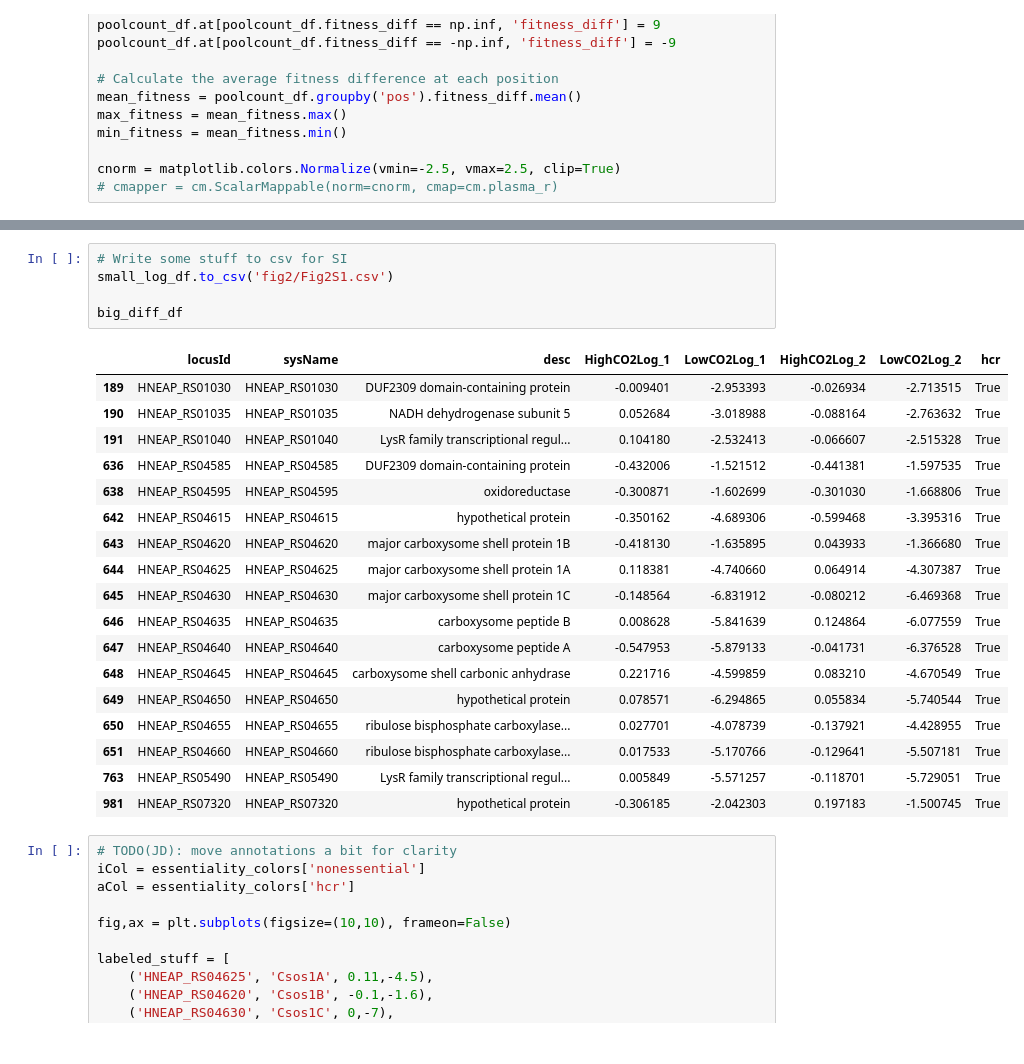
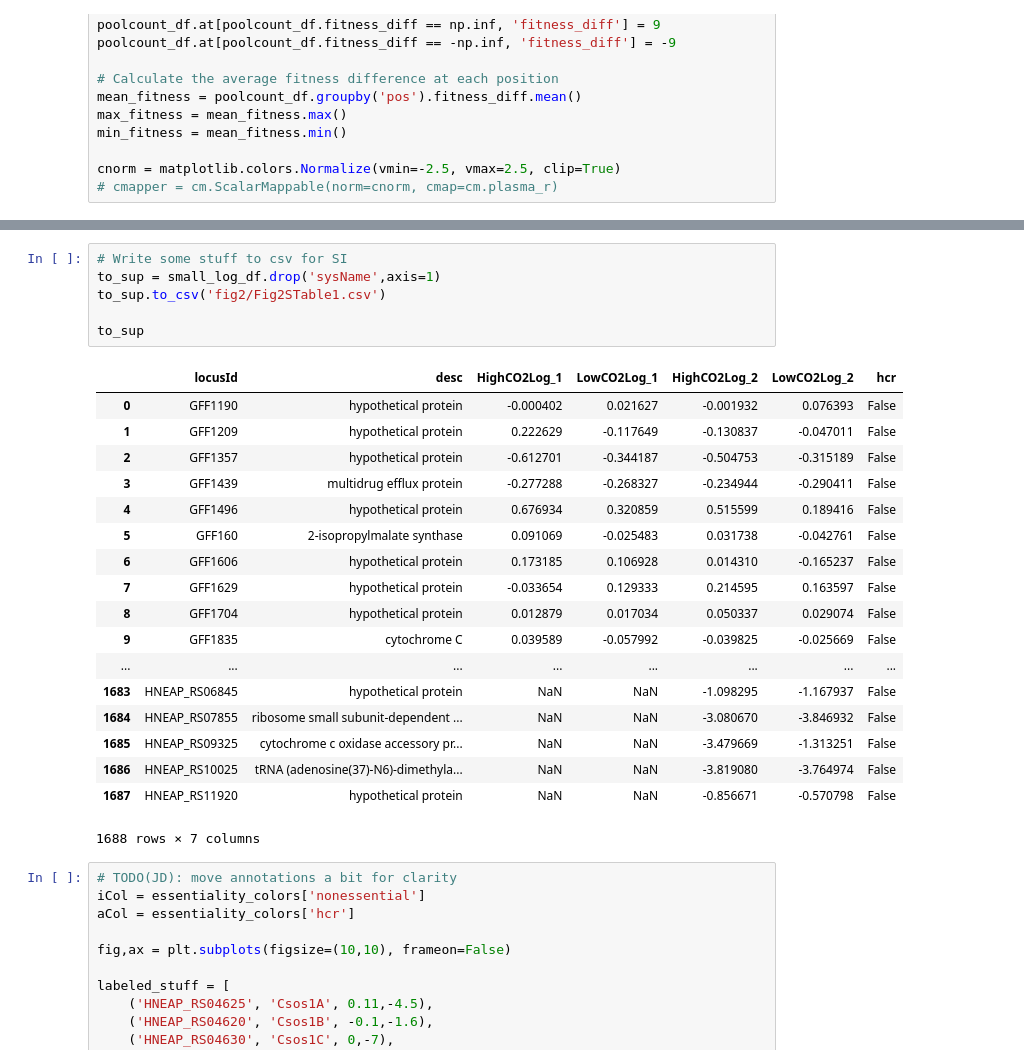
Before and after one commit to jackdesmarais/DabTransporterPaper, a Jupyter notebook: scripts/Figure 2 HCR genes.ipynb, the cells around one changed output, grey strips where cells are left out. Saved outputs shown, nothing was run; the diff lists cells and outputs as text.

```diff
--- a/scripts/Figure 2 HCR genes.ipynb
+++ b/scripts/Figure 2 HCR genes.ipynb
@@ -80,27 +80,28 @@ plt.show()
 # %%
 # Write some stuff to csv for SI
-small_log_df.to_csv('fig2/Fig2S1.csv')
+to_sup = small_log_df.drop('sysName',axis=1)
+to_sup.to_csv('fig2/Fig2STable1.csv')
 
-big_diff_df
+to_sup
 # %% [output]
-|  | locusId | sysName | desc | HighCO2Log_1 | LowCO2Log_1 | HighCO2Log_2 | LowCO2Log_2 | hcr |
-| 189 | HNEAP_RS01030 | HNEAP_RS01030 | DUF2309 domain-containing protein | -0.009401 | -2.953393 | -0.026934 | -2.713515 | True |
-| 190 | HNEAP_RS01035 | HNEAP_RS01035 | NADH dehydrogenase subunit 5 | 0.052684 | -3.018988 | -0.088164 | -2.763632 | True |
-| 191 | HNEAP_RS01040 | HNEAP_RS01040 | LysR family transcriptional regul... | 0.104180 | -2.532413 | -0.066607 | -2.515328 | True |
-| 636 | HNEAP_RS04585 | HNEAP_RS04585 | DUF2309 domain-containing protein | -0.432006 | -1.521512 | -0.441381 | -1.597535 | True |
-| 638 | HNEAP_RS04595 | HNEAP_RS04595 | oxidoreductase | -0.300871 | -1.602699 | -0.301030 | -1.668806 | True |
-| 642 | HNEAP_RS04615 | HNEAP_RS04615 | hypothetical protein | -0.350162 | -4.689306 | -0.599468 | -3.395316 | True |
-| 643 | HNEAP_RS04620 | HNEAP_RS04620 | major carboxysome shell protein 1B | -0.418130 | -1.635895 | 0.043933 | -1.366680 | True |
-| 644 | HNEAP_RS04625 | HNEAP_RS04625 | major carboxysome shell protein 1A | 0.118381 | -4.740660 | 0.064914 | -4.307387 | True |
-| 645 | HNEAP_RS04630 | HNEAP_RS04630 | major carboxysome shell protein 1C | -0.148564 | -6.831912 | -0.080212 | -6.469368 | True |
-| 646 | HNEAP_RS04635 | HNEAP_RS04635 | carboxysome peptide B | 0.008628 | -5.841639 | 0.124864 | -6.077559 | True |
-| 647 | HNEAP_RS04640 | HNEAP_RS04640 | carboxysome peptide A | -0.547953 | -5.879133 | -0.041731 | -6.376528 | True |
-| 648 | HNEAP_RS04645 | HNEAP_RS04645 | carboxysome shell carbonic anhydrase | 0.221716 | -4.599859 | 0.083210 | -4.670549 | True |
-| 649 | HNEAP_RS04650 | HNEAP_RS04650 | hypothetical protein | 0.078571 | -6.294865 | 0.055834 | -5.740544 | True |
-| 650 | HNEAP_RS04655 | HNEAP_RS04655 | ribulose bisphosphate carboxylase... | 0.027701 | -4.078739 | -0.137921 | -4.428955 | True |
-| 651 | HNEAP_RS04660 | HNEAP_RS04660 | ribulose bisphosphate carboxylase... | 0.017533 | -5.170766 | -0.129641 | -5.507181 | True |
-| 763 | HNEAP_RS05490 | HNEAP_RS05490 | LysR family transcriptional regul... | 0.005849 | -5.571257 | -0.118701 | -5.729051 | True |
-| 981 | HNEAP_RS07320 | HNEAP_RS07320 | hypothetical protein | -0.306185 | -2.042303 | 0.197183 | -1.500745 | True |
+|  | locusId | desc | HighCO2Log_1 | LowCO2Log_1 | HighCO2Log_2 | LowCO2Log_2 | hcr |
+| 0 | GFF1190 | hypothetical protein | -0.000402 | 0.021627 | -0.001932 | 0.076393 | False |
+| 1 | GFF1209 | hypothetical protein | 0.222629 | -0.117649 | -0.130837 | -0.047011 | False |
+| 2 | GFF1357 | hypothetical protein | -0.612701 | -0.344187 | -0.504753 | -0.315189 | False |
+| 3 | GFF1439 | multidrug efflux protein | -0.277288 | -0.268327 | -0.234944 | -0.290411 | False |
+| 4 | GFF1496 | hypothetical protein | 0.676934 | 0.320859 | 0.515599 | 0.189416 | False |
+| 5 | GFF160 | 2-isopropylmalate synthase | 0.091069 | -0.025483 | 0.031738 | -0.042761 | False |
+| 6 | GFF1606 | hypothetical protein | 0.173185 | 0.106928 | 0.014310 | -0.165237 | False |
+| 7 | GFF1629 | hypothetical protein | -0.033654 | 0.129333 | 0.214595 | 0.163597 | False |
+| 8 | GFF1704 | hypothetical protein | 0.012879 | 0.017034 | 0.050337 | 0.029074 | False |
+| 9 | GFF1835 | cytochrome C | 0.039589 | -0.057992 | -0.039825 | -0.025669 | False |
+| ... | ... | ... | ... | ... | ... | ... | ... |
+| 1683 | HNEAP_RS06845 | hypothetical protein | NaN | NaN | -1.098295 | -1.167937 | False |
+| 1684 | HNEAP_RS07855 | ribosome small subunit-dependent ... | NaN | NaN | -3.080670 | -3.846932 | False |
+| 1685 | HNEAP_RS09325 | cytochrome c oxidase accessory pr... | NaN | NaN | -3.479669 | -1.313251 | False |
+| 1686 | HNEAP_RS10025 | tRNA (adenosine(37)-N6)-dimethyla... | NaN | NaN | -3.819080 | -3.764974 | False |
+| 1687 | HNEAP_RS11920 | hypothetical protein | NaN | NaN | -0.856671 | -0.570798 | False |
+1688 rows × 7 columns
 # %%
 # TODO(JD): move annotations a bit for clarity
 iCol = essentiality_colors['nonessential']
```
Also changed, not shown: parts of 1 cell of this notebook, 7 other files.
